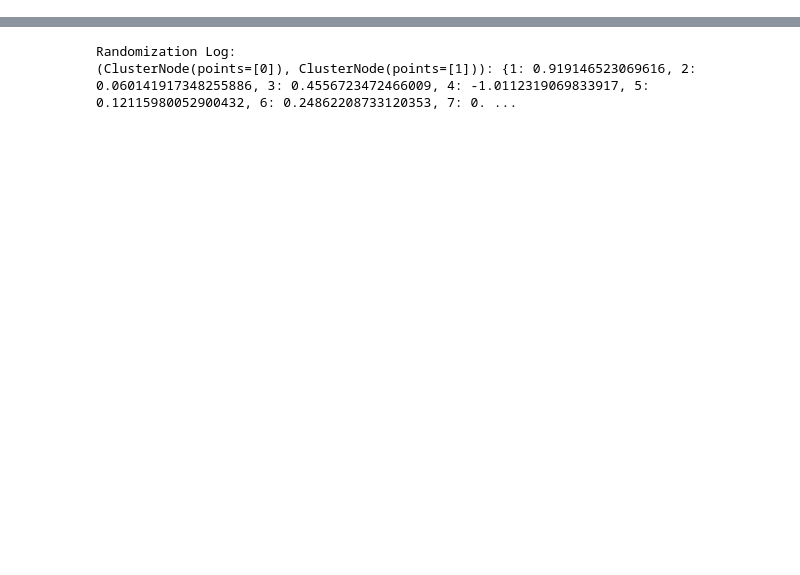
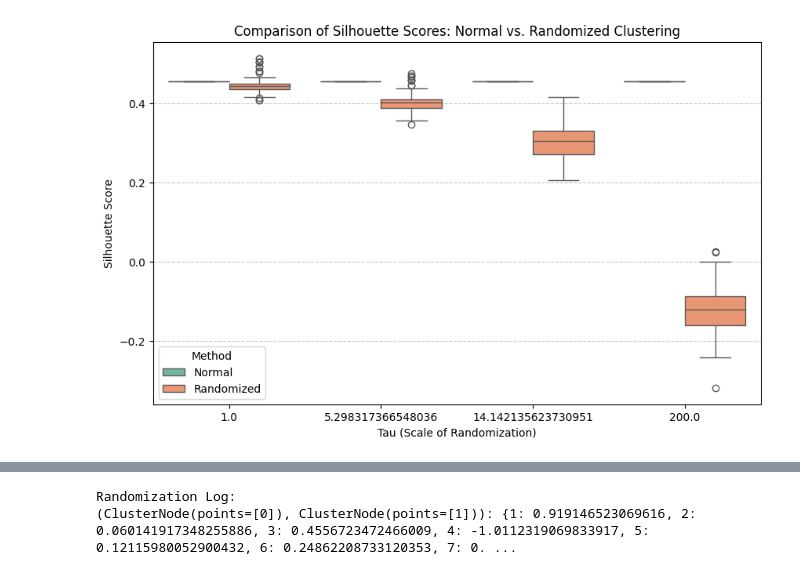
Before and after one commit to judywu4800/SI_HierarchicalClustering, a Jupyter notebook: Hierarchial_Clustering_testing.ipynb, the cells around one changed output, grey strips where cells are left out. Drawn from its saved outputs; the diff is of its cells as text; code cells hidden in the pictures; blank space fills up the shorter version.

Commit message:
updated boxplot for different randomization scale

```diff
--- a/Hierarchial_Clustering_testing.ipynb
+++ b/Hierarchial_Clustering_testing.ipynb
@@ -32,3 +33,47 @@ plt.show()
+# %%
+import numpy as np
+import pandas as pd
+import seaborn as sns
+import matplotlib.pyplot as plt
+
+# Define a range of tau values
+n = 200
+tau_values = [1,np.log(n),np.sqrt(n),n]
+n_runs = 100
+n_clusters = 5
+# Data collection
+results = []
+
+for tau in tau_values:
+    for _ in range(n_runs):
+        X, y = make_blobs(n_samples=n, centers=5, cluster_std=2,random_state=42)
+
+        # Normal hierarchical clustering
+        normal_clustering = AgglomerativeClustering(X, n_clusters=n_clusters, tau=0)  # No randomization
+        normal_clustering.fit()
+        normal_score = normal_clustering.compute_silhouette_score()
+        results.append({'Tau': tau, 'Method': 'Normal', 'Silhouette Score': normal_score})
+
+        # Randomized hierarchical clustering
+        randomized_clustering = AgglomerativeClustering(X, n_clusters=n_clusters, tau=tau)
+        randomized_clustering.fit()
+        randomized_score = randomized_clustering.compute_silhouette_score()
+        results.append({'Tau': tau, 'Method': 'Randomized', 'Silhouette Score': randomized_score})
+
+# Convert results to a DataFrame
+df = pd.DataFrame(results)
+
+# Create side-by-side boxplots
+plt.figure(figsize=(10, 6))
+sns.boxplot(data=df, x='Tau', y='Silhouette Score', hue='Method', palette='Set2')
+plt.title('Comparison of Silhouette Scores: Normal vs. Randomized Clustering')
+plt.xlabel('Tau (Scale of Randomization)')
+plt.ylabel('Silhouette Score')
+plt.legend(title='Method')
+plt.grid(axis='y', linestyle='--', alpha=0.7)
+plt.show()
+# %% [output]
+[figure, added]
 # %%
 print("Distance Log:")
 for key, value in model.distance_log.items():
```
Also changed, not shown: parts of 3 cells of this notebook, 3 other files.
